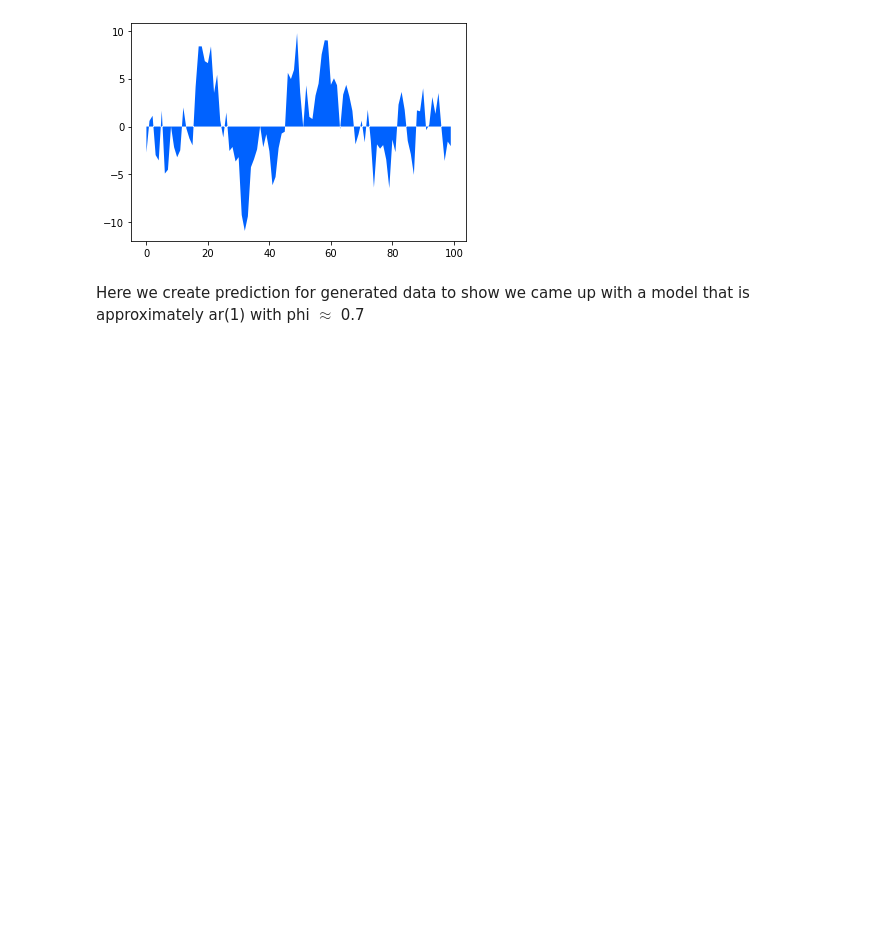
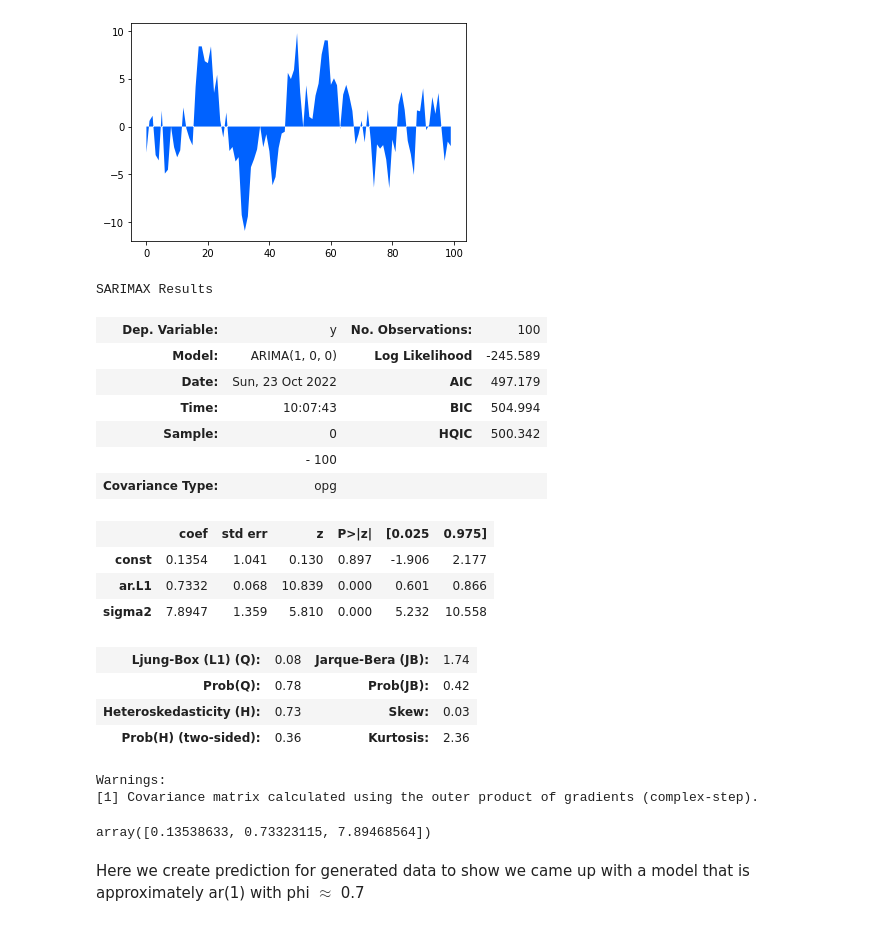
Before and after one commit to Hrithik2212/IBM-Specialized-Models-Time-Series-and-Survival-Analysis, a Jupyter notebook: Week 3/06e_DEMO_ARMA.ipynb, the cells around one changed output. Saved outputs shown, nothing was run; the diff lists cells and outputs as text; code cells hidden in the pictures; blank space fills up the shorter version.

```diff
--- a/Week 3/06e_DEMO_ARMA.ipynb
+++ b/Week 3/06e_DEMO_ARMA.ipynb
@@ -104,6 +104,33 @@ plt.fill_between(time,ar1_sample)
 # %% [output]
 <matplotlib.collections.PolyCollection at 0x...>
 [figure]
+# %%
+model = sm.tsa.ARIMA(ar1_sample,order=(1,0,0),trend='c')
+res = model.fit()
+res.summary()
+# %% [output]
+SARIMAX Results
+| Dep. Variable: | y | No. Observations: | 100 |
+| Model: | ARIMA(1, 0, 0) | Log Likelihood | -245.589 |
+| Date: | Sun, 23 Oct 2022 | AIC | 497.179 |
+| Time: | 10:07:43 | BIC | 504.994 |
+| Sample: | 0 | HQIC | 500.342 |
+|  | - 100 |  |  |
+| Covariance Type: | opg |  |  |
+|  | coef | std err | z | P>|z| | [0.025 | 0.975] |
+| const | 0.1354 | 1.041 | 0.130 | 0.897 | -1.906 | 2.177 |
+| ar.L1 | 0.7332 | 0.068 | 10.839 | 0.000 | 0.601 | 0.866 |
+| sigma2 | 7.8947 | 1.359 | 5.810 | 0.000 | 5.232 | 10.558 |
+| Ljung-Box (L1) (Q): | 0.08 | Jarque-Bera (JB): | 1.74 |
+| Prob(Q): | 0.78 | Prob(JB): | 0.42 |
+| Heteroskedasticity (H): | 0.73 | Skew: | 0.03 |
+| Prob(H) (two-sided): | 0.36 | Kurtosis: | 2.36 |
+Warnings:
+[1] Covariance matrix calculated using the outer product of gradients (complex-step).
+# %%
+res.params
+# %% [output]
+array([0.13538633, 0.73323115, 7.89468564])
 # %% [markdown]
 Here we create prediction for generated data to show we came up with a model that is approximately ar(1) with phi $\approx$ 0.7
 # %%
```
Also changed, not shown: parts of 11 cells of this notebook.
